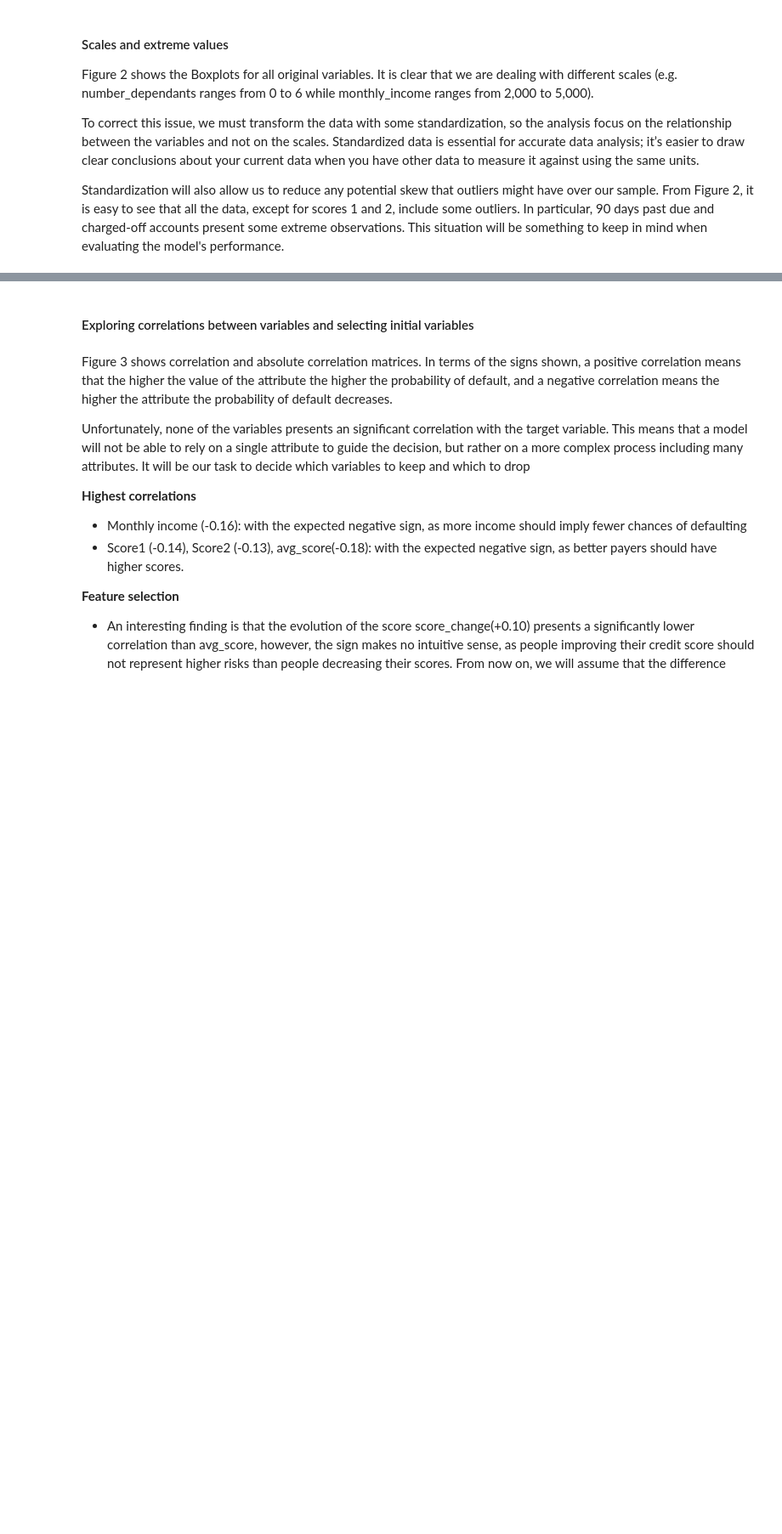
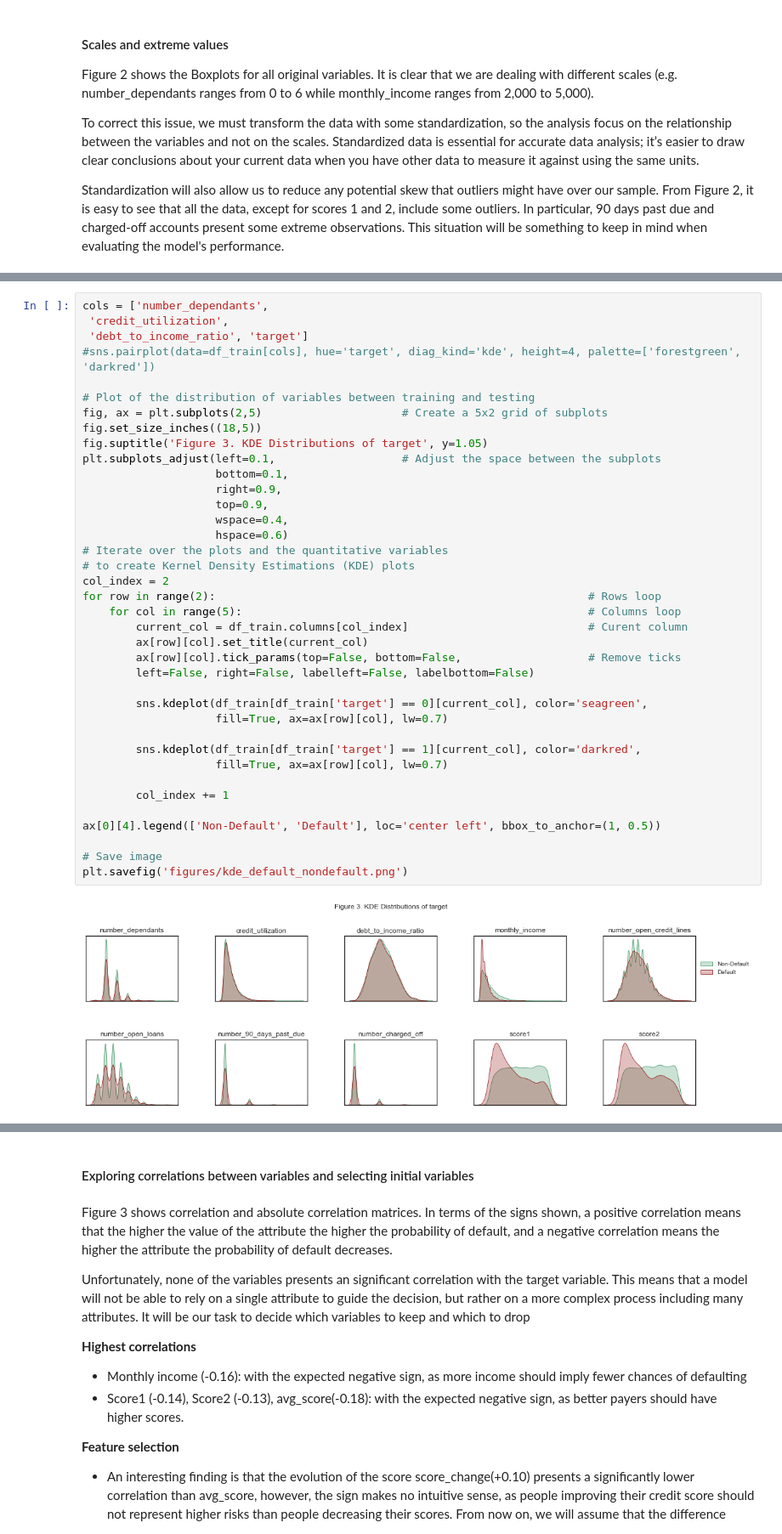
Before and after one commit to kevinmiguel97/Credit-default-model, a Jupyter notebook: Credit_default_model.ipynb, the cells around one changed output, grey strips where cells are left out. Shown at 85% size. Cells and saved outputs as stored; diff of their text form; blank space fills up the shorter version.

```diff
--- a/Credit_default_model.ipynb
+++ b/Credit_default_model.ipynb
@@ -357,0 +375,40 @@ plt.savefig('figures/boxplots.png')
+# %%
+cols = ['number_dependants',
+ 'credit_utilization',
+ 'debt_to_income_ratio', 'target']
+#sns.pairplot(data=df_train[cols], hue='target', diag_kind='kde', height=4, palette=['forestgreen', 'darkred'])
+
+# Plot of the distribution of variables between training and testing
+fig, ax = plt.subplots(2,5)                     # Create a 5x2 grid of subplots
+fig.set_size_inches((18,5))
+fig.suptitle('Figure 3. KDE Distributions of target', y=1.05)
+plt.subplots_adjust(left=0.1,                   # Adjust the space between the subplots
+                    bottom=0.1,
+                    right=0.9,
+                    top=0.9,
+                    wspace=0.4,
+                    hspace=0.6)
+# Iterate over the plots and the quantitative variables
+# to create Kernel Density Estimations (KDE) plots
+col_index = 2
+for row in range(2):                                                        # Rows loop
+    for col in range(5):                                                    # Columns loop
+        current_col = df_train.columns[col_index]                           # Curent column
+        ax[row][col].set_title(current_col)
+        ax[row][col].tick_params(top=False, bottom=False,                   # Remove ticks
+        left=False, right=False, labelleft=False, labelbottom=False)
+
+        sns.kdeplot(df_train[df_train['target'] == 0][current_col], color='seagreen',
+                    fill=True, ax=ax[row][col], lw=0.7)
+
+        sns.kdeplot(df_train[df_train['target'] == 1][current_col], color='darkred',
+                    fill=True, ax=ax[row][col], lw=0.7)
+
+        col_index += 1
+
+ax[0][4].legend(['Non-Default', 'Default'], loc='center left', bbox_to_anchor=(1, 0.5))
+
+# Save image
+plt.savefig('figures/kde_default_nondefault.png')
+# %% [output]
+[figure, added]
```
Also changed, not shown: parts of 8 cells of this notebook, 5 other files.
